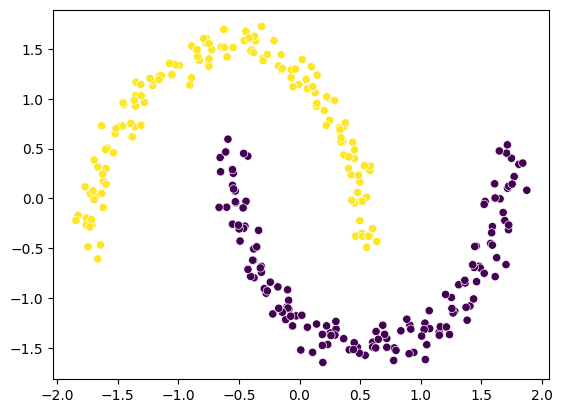
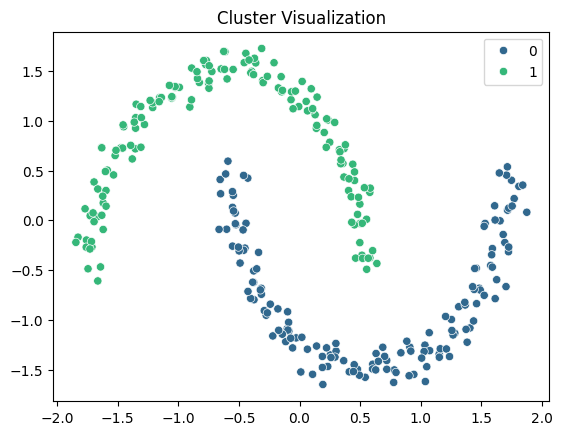
The notebook cell's code change between the first figure and the second:
--- before
+++ after
@@ -1 +1,3 @@
-sns.scatterplot(x=X_scaled[:,0], y=X_scaled[:, 1], c=labels)
+sns.scatterplot(x=X_scaled[:, 0], y=X_scaled[:, 1], hue=labels, palette="viridis")
+plt.title("Cluster Visualization")
+plt.show()

Commit: complete